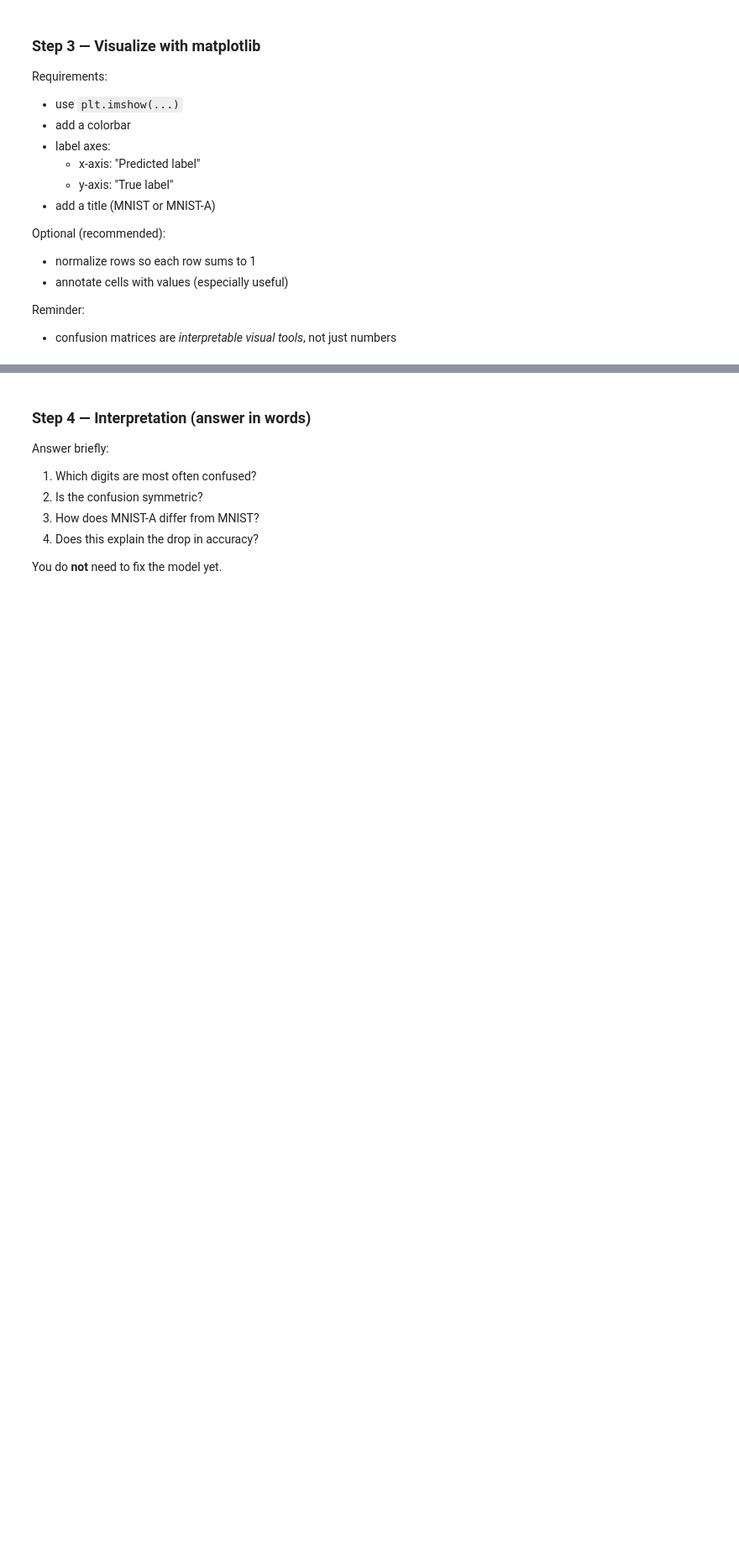
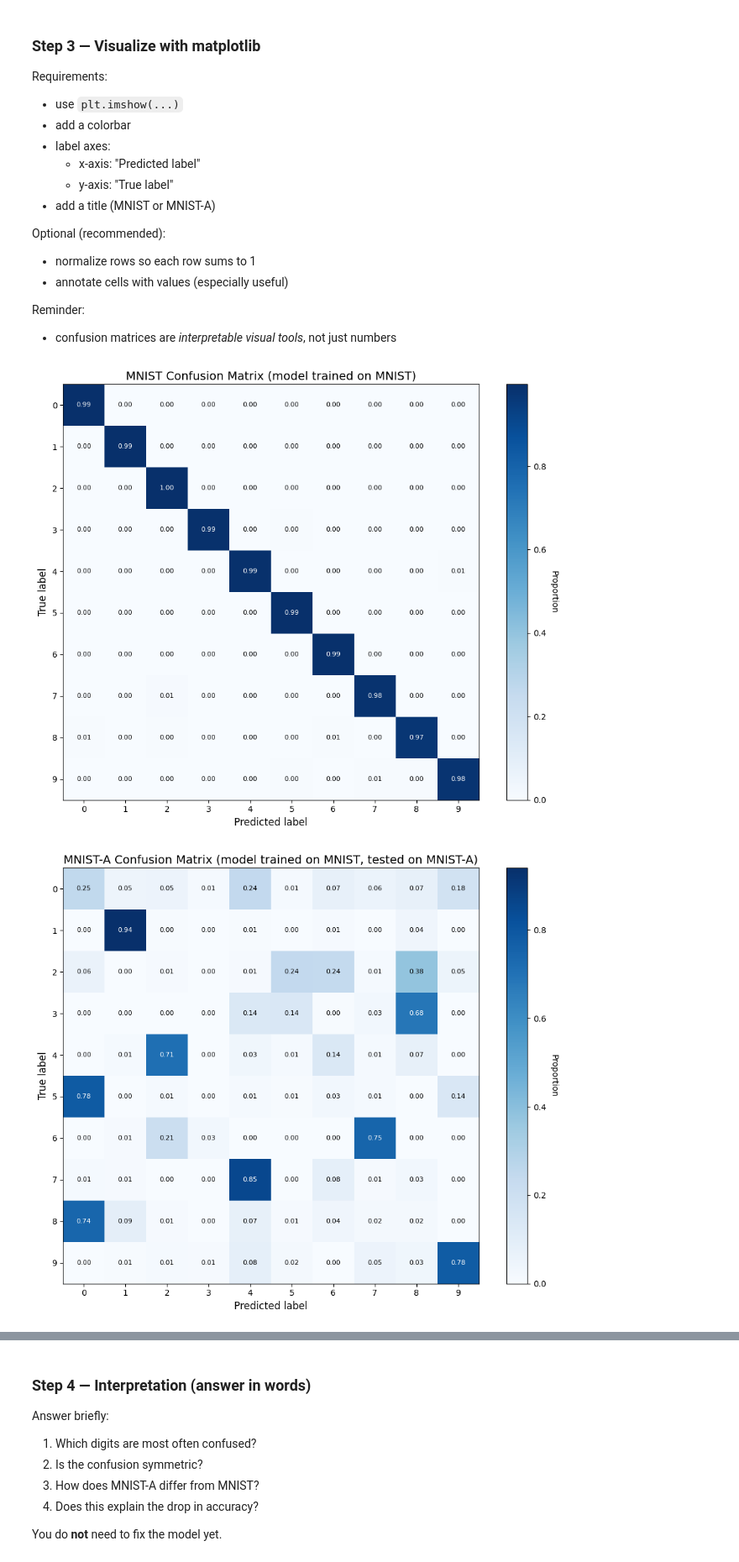
Before and after one commit to InSuperposition/data_science_container, a Jupyter notebook: notebook/exercise_8/mnist_arab_letters.ipynb, the cells around one changed output, grey strips where cells are left out. Shown at 84% size. Drawn from its saved outputs; the diff is of its cells as text; code cells hidden in the pictures; blank space fills up the shorter version.

```diff
--- a/notebook/exercise_8/mnist_arab_letters.ipynb
+++ b/notebook/exercise_8/mnist_arab_letters.ipynb
@@ -350,3 +439,70 @@ Optional (recommended):
 
 Reminder:
 - confusion matrices are *interpretable visual tools*, not just numbers
+# %%
+# Compute confusion matrices for both datasets
+cm_mnist = compute_confusion_matrix(model, mnist_test_loader)
+cm_mnista = compute_confusion_matrix(model, mnista_test_loader)
+
+# Visualization function
+def plot_confusion_matrix(cm, title, normalize=True):
+    """Plot confusion matrix with optional normalization."""
+    if normalize:
+        # Normalize by row (true labels) to show percentages
+        cm_display = cm.astype(np.float64) / cm.sum(axis=1, keepdims=True)
+        fmt = '.2f'
+    else:
+        cm_display = cm
+        fmt = 'd'
+
+    fig, ax = plt.subplots(figsize=(10, 8))
+    im = ax.imshow(cm_display, cmap='Blues')
+
+    # Add colorbar
+    cbar = ax.figure.colorbar(im, ax=ax)
+    cbar.ax.set_ylabel('Proportion' if normalize else 'Count', rotation=-90, va='bottom')
+
+    # Set labels
+    ax.set_xlabel('Predicted label', fontsize=12)
+    ax.set_ylabel('True label', fontsize=12)
+    ax.set_title(title, fontsize=14)
+
+    # Set ticks
+    ax.set_xticks(np.arange(10))
+    ax.set_yticks(np.arange(10))
+    ax.set_xticklabels(np.arange(10))
+    ax.set_yticklabels(np.arange(10))
+
+    # Annotate cells with values
+    thresh = cm_display.max() / 2.
+    for i in range(10):
+        for j in range(10):
+            val = cm_display[i, j]
+            text = f'{val:.2f}' if normalize else f'{val}'
+            ax.text(j, i, text, ha='center', va='center',
+                   color='white' if val > thresh else 'black', fontsize=8)
+
+    plt.tight_layout()
+    return fig
+
+# Plot MNIST confusion matrix
+fig1 = plot_confusion_matrix(cm_mnist, 'MNIST Confusion Matrix (model trained on MNIST)')
+plt.show()
+
+# Plot MNIST-A confusion matrix
+fig2 = plot_confusion_matrix(cm_mnista, 'MNIST-A Confusion Matrix (model trained on MNIST, tested on MNIST-A)')
+plt.show()
+
+# Print summary statistics
+print("\nMNIST Confusion Matrix - Diagonal (correct predictions per class):")
+for i in range(10):
+    accuracy = cm_mnist[i, i] / cm_mnist[i].sum()
+    print(f"  Digit {i}: {accuracy:.1%} ({cm_mnist[i, i]}/{cm_mnist[i].sum()})")
+
+print("\nMNIST-A Confusion Matrix - Diagonal (correct predictions per class):")
+for i in range(10):
+    accuracy = cm_mnista[i, i] / cm_mnista[i].sum()
+    print(f"  Digit {i}: {accuracy:.1%} ({cm_mnista[i, i]}/{cm_mnista[i].sum()})")
+# %% [output]
+[figure, added]
+[figure, added]
```
Also changed, not shown: parts of 19 cells of this notebook, 2 other files.
